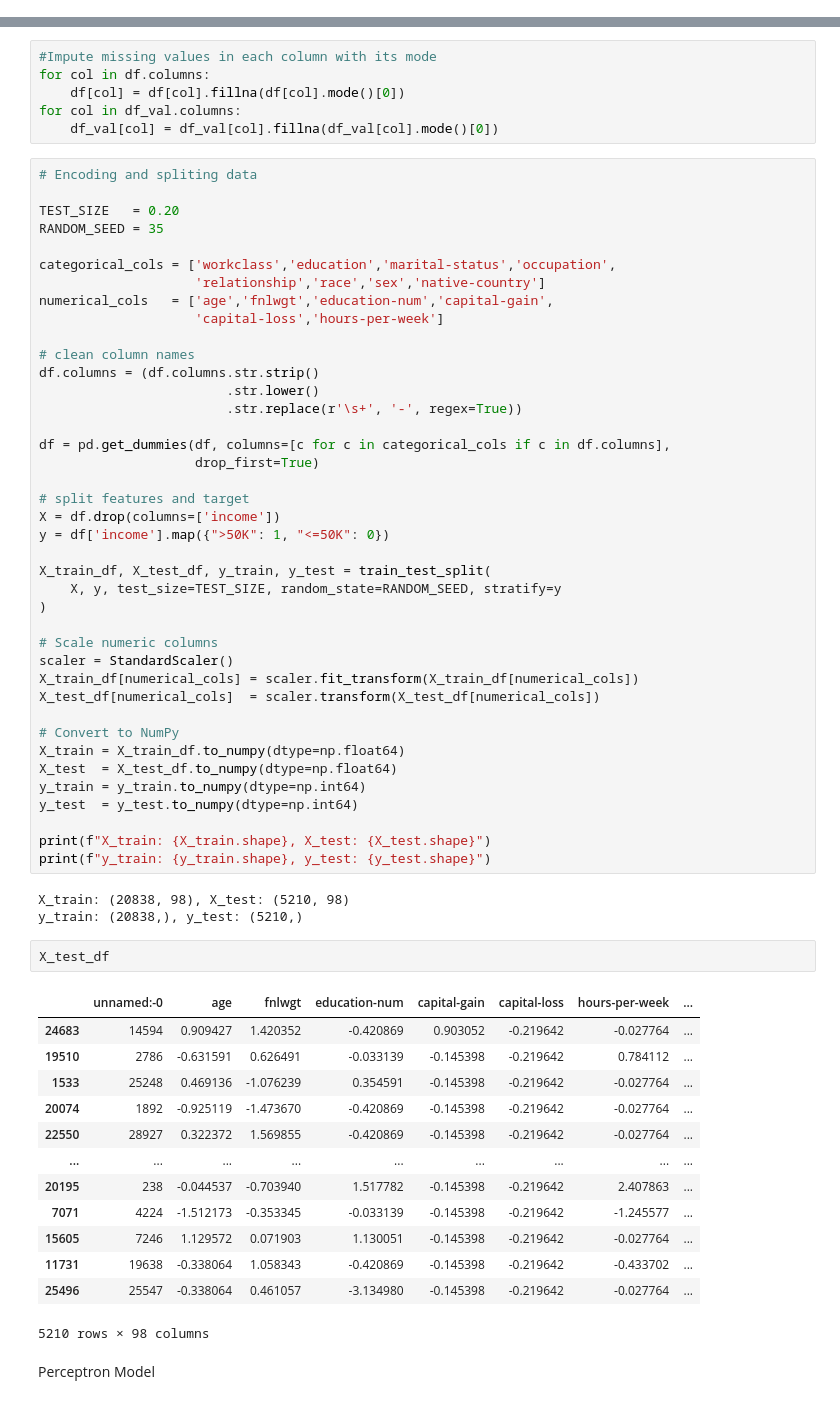
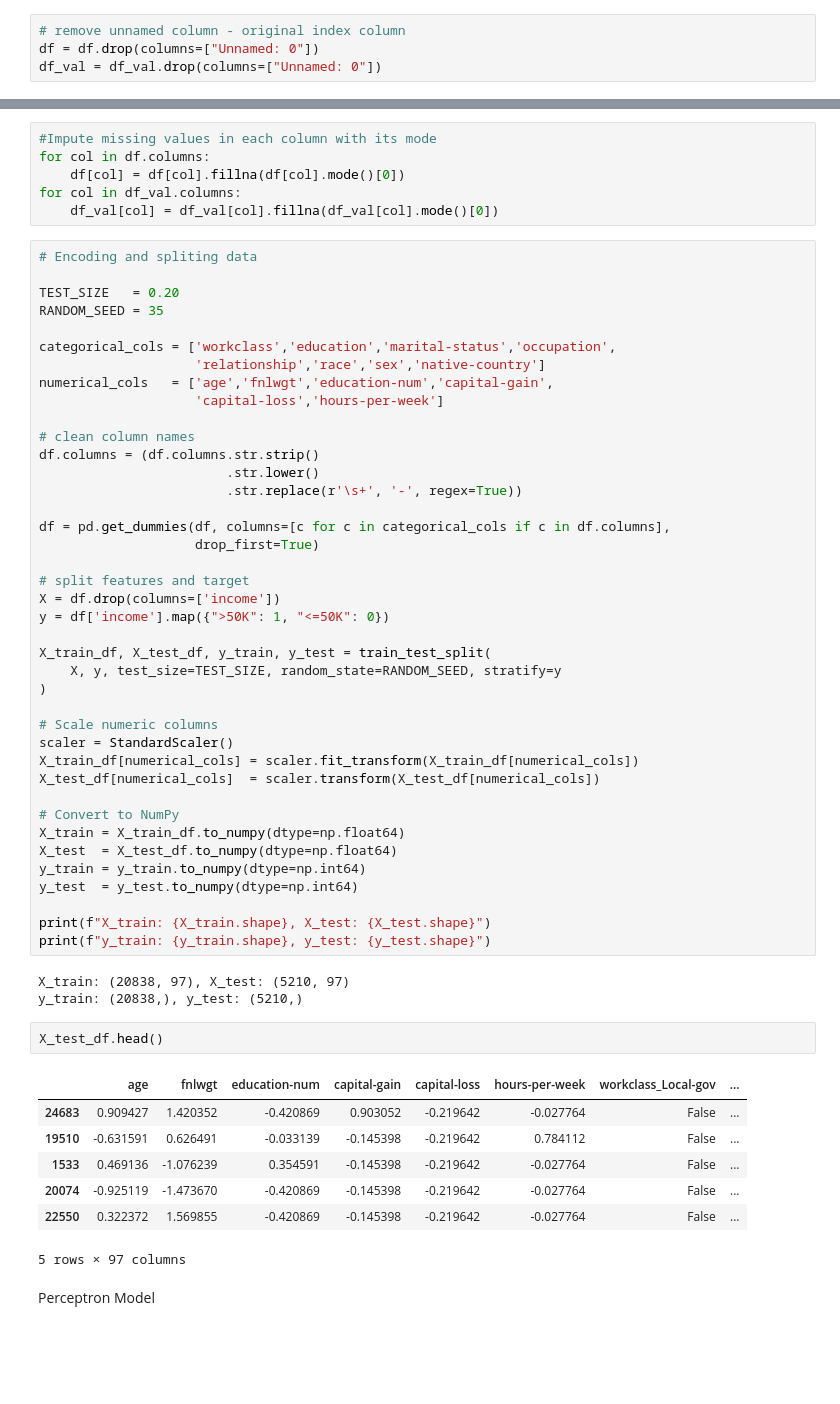
Before and after one commit to EricaCamelopardalis/MS_Classifiers, a Jupyter notebook: Project1.ipynb, the cells around one changed output, grey strips where cells are left out. Drawn from its saved outputs; the diff is of its cells as text; blank space fills up the shorter version.

```diff
--- a/Project1.ipynb
+++ b/Project1.ipynb
@@ -44,6 +45,10 @@ df_val.head()
 | 2 | 28868 | 29 | Private | 185908 | Bachelors | 13 | Married-civ-spouse | Exec-managerial | ... |
 | 3 | 5667 | 30 | Private | 190040 | Bachelors | 13 | Never-married | Machine-op-inspct | ... |
 | 4 | 7827 | 29 | Self-emp-not-inc | 189346 | Some-college | 10 | Divorced | Craft-repair | ... |
+# %%
+# remove unnamed column - original index column
+df = df.drop(columns=["Unnamed: 0"])
+df_val = df_val.drop(columns=["Unnamed: 0"])
 # %%
 
 # Identifying missing values
@@ -152,24 +157,18 @@ y_test  = y_test.to_numpy(dtype=np.int64)
 print(f"X_train: {X_train.shape}, X_test: {X_test.shape}")
 print(f"y_train: {y_train.shape}, y_test: {y_test.shape}")
 # %% [output]
-X_train: (20838, 98), X_test: (5210, 98)
+X_train: (20838, 97), X_test: (5210, 97)
 y_train: (20838,), y_test: (5210,)
 # %%
-X_test_df
+X_test_df.head()
 # %% [output]
-|  | unnamed:-0 | age | fnlwgt | education-num | capital-gain | capital-loss | hours-per-week | ... |
-| 24683 | 14594 | 0.909427 | 1.420352 | -0.420869 | 0.903052 | -0.219642 | -0.027764 | ... |
-| 19510 | 2786 | -0.631591 | 0.626491 | -0.033139 | -0.145398 | -0.219642 | 0.784112 | ... |
-| 1533 | 25248 | 0.469136 | -1.076239 | 0.354591 | -0.145398 | -0.219642 | -0.027764 | ... |
-| 20074 | 1892 | -0.925119 | -1.473670 | -0.420869 | -0.145398 | -0.219642 | -0.027764 | ... |
-| 22550 | 28927 | 0.322372 | 1.569855 | -0.420869 | -0.145398 | -0.219642 | -0.027764 | ... |
-| ... | ... | ... | ... | ... | ... | ... | ... | ... |
-| 20195 | 238 | -0.044537 | -0.703940 | 1.517782 | -0.145398 | -0.219642 | 2.407863 | ... |
-| 7071 | 4224 | -1.512173 | -0.353345 | -0.033139 | -0.145398 | -0.219642 | -1.245577 | ... |
-| 15605 | 7246 | 1.129572 | 0.071903 | 1.130051 | -0.145398 | -0.219642 | -0.027764 | ... |
-| 11731 | 19638 | -0.338064 | 1.058343 | -0.420869 | -0.145398 | -0.219642 | -0.433702 | ... |
-| 25496 | 25547 | -0.338064 | 0.461057 | -3.134980 | -0.145398 | -0.219642 | -0.027764 | ... |
+|  | age | fnlwgt | education-num | capital-gain | capital-loss | hours-per-week | workclass_Local-gov | ... |
+| 24683 | 0.909427 | 1.420352 | -0.420869 | 0.903052 | -0.219642 | -0.027764 | False | ... |
+| 19510 | -0.631591 | 0.626491 | -0.033139 | -0.145398 | -0.219642 | 0.784112 | False | ... |
+| 1533 | 0.469136 | -1.076239 | 0.354591 | -0.145398 | -0.219642 | -0.027764 | False | ... |
+| 20074 | -0.925119 | -1.473670 | -0.420869 | -0.145398 | -0.219642 | -0.027764 | False | ... |
+| 22550 | 0.322372 | 1.569855 | -0.420869 | -0.145398 | -0.219642 | -0.027764 | False | ... |
-5210 rows × 98 columns
+5 rows × 97 columns
 # %% [markdown]
 Perceptron Model
 # %% [markdown]
```
Also changed, not shown: parts of 26 cells of this notebook.
